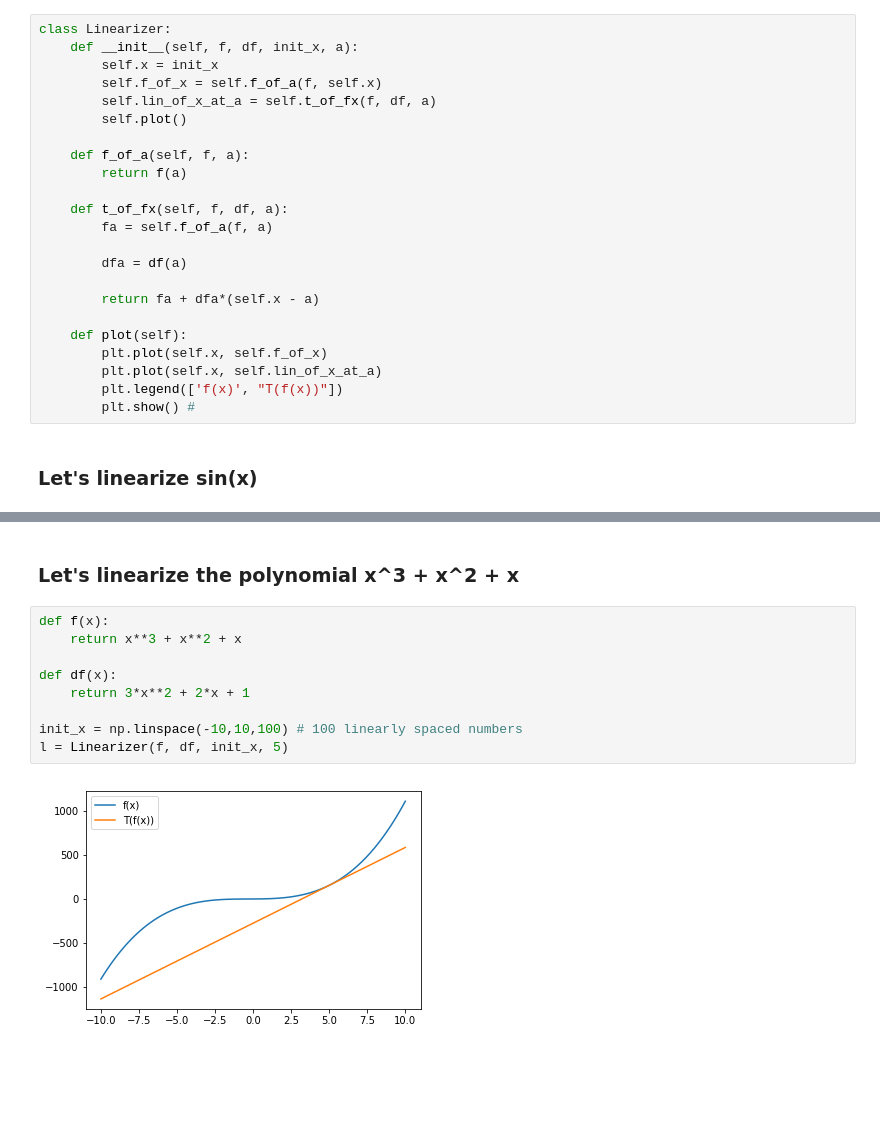
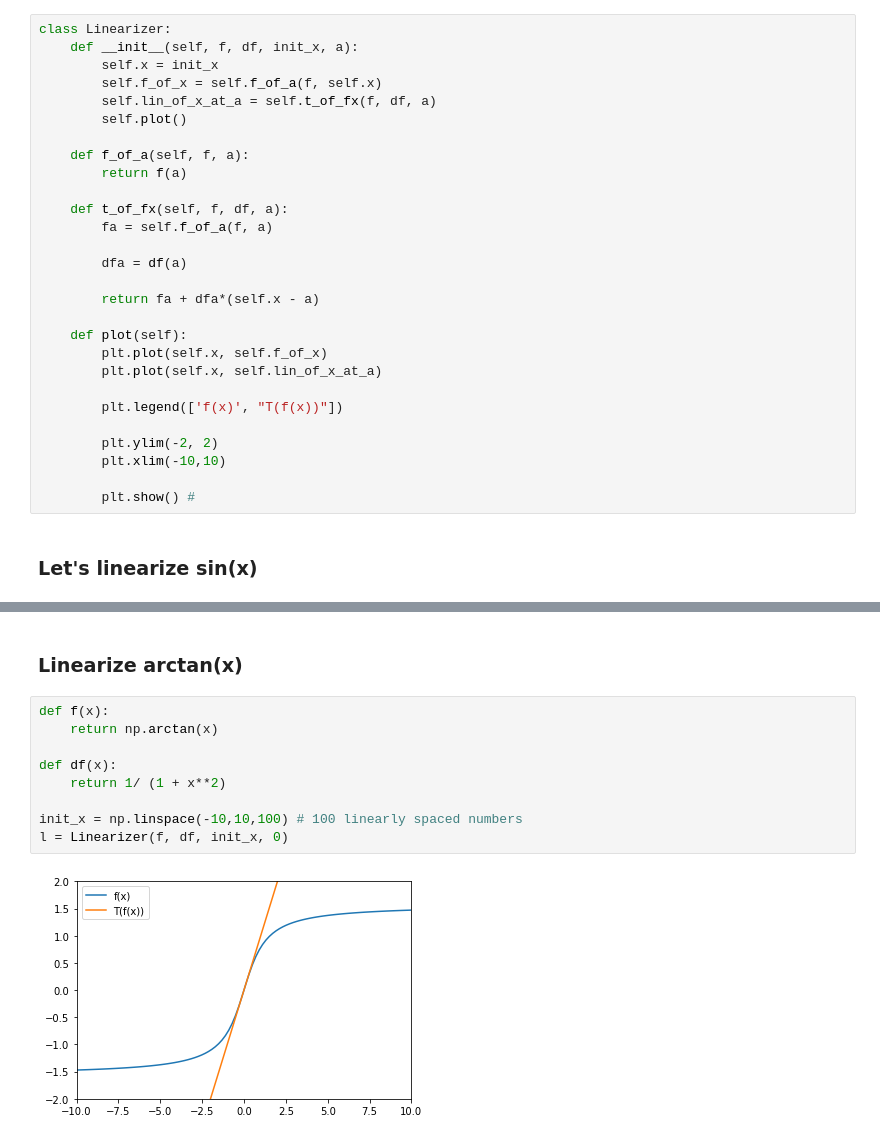
Before and after one commit to karthikbmk/SDCND, a Jupyter notebook: misc/kalman_filters/Taylor Series - Linearizer.ipynb, the cells around one changed output, grey strips where cells are left out. Saved outputs shown, nothing was run; the diff lists cells and outputs as text; blank space fills up the shorter version.

```diff
--- a/misc/kalman_filters/Taylor Series - Linearizer.ipynb
+++ b/misc/kalman_filters/Taylor Series - Linearizer.ipynb
@@ -25,7 +26,12 @@ class Linearizer:
     def plot(self):
         plt.plot(self.x, self.f_of_x)
         plt.plot(self.x, self.lin_of_x_at_a)
+
         plt.legend(['f(x)', "T(f(x))"])
+
+        plt.ylim(-2, 2)
+        plt.xlim(-10,10)
+
         plt.show() #
 # %% [markdown]
 ### Let's linearize sin(x)
@@ -43,13 +49,13 @@ l = Linearizer(f, df, init_x, 5)
-# %% [markdown]
-### Let's linearize the polynomial x^3 + x^2 + x
+# %% [markdown]
+### Linearize arctan(x)
 # %%
 def f(x):
-    return x**3 + x**2 + x
+    return np.arctan(x)
 
 def df(x):
-    return 3*x**2 + 2*x + 1
+    return 1/ (1 + x**2)
 
 init_x = np.linspace(-10,10,100) # 100 linearly spaced numbers
-l = Linearizer(f, df, init_x, 5)
+l = Linearizer(f, df, init_x, 0)
 # %% [output]
-[figure, old version]
+[figure, new version]
```
Also changed, not shown: parts of 2 cells of this notebook.
